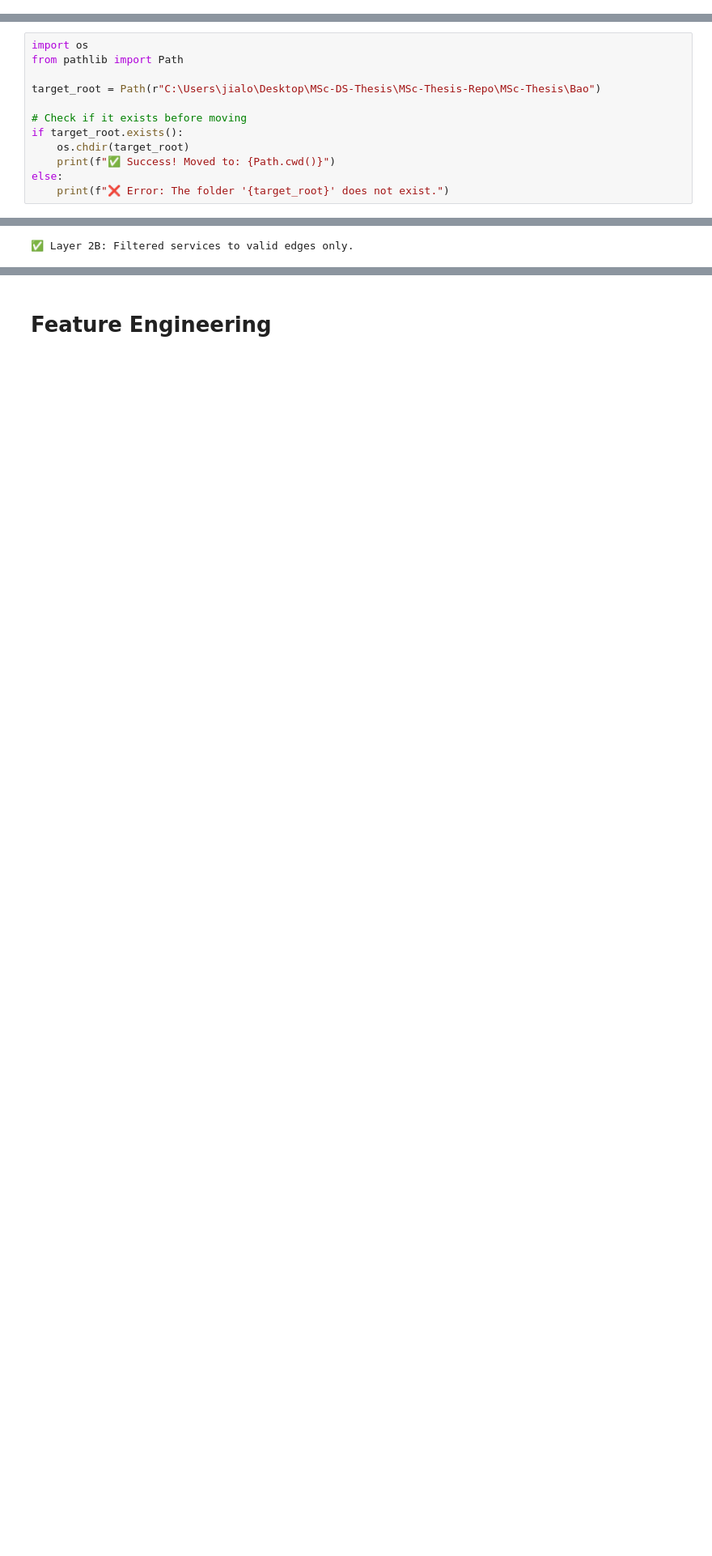
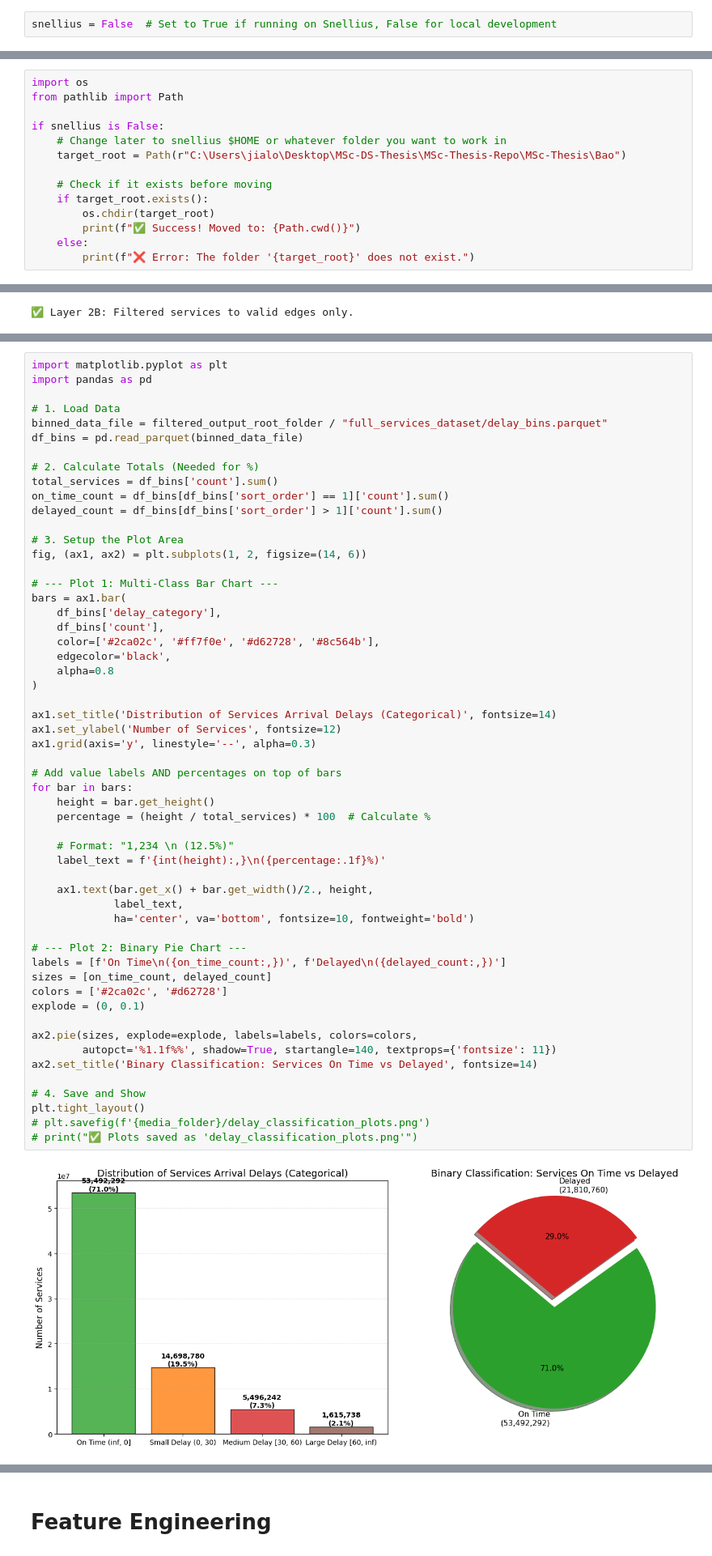
Before and after one commit to jbaonl/MSc-Thesis, a Jupyter notebook: MSc-Thesis/Bao/all_code/2_eda_and_time_series_data_creation/22_main_dataset_creation.ipynb, the cells around one changed output, grey strips where cells are left out. Shown at 81% size. Drawn from its saved outputs; the diff is of its cells as text; blank space fills up the shorter version.

Commit message:
updated code, main data pipeline

```diff
--- a/MSc-Thesis/Bao/all_code/2_eda_and_time_series_data_creation/22_main_dataset_creation.ipynb
+++ b/MSc-Thesis/Bao/all_code/2_eda_and_time_series_data_creation/22_main_dataset_creation.ipynb
@@ -5,4 +7,6 @@ If you are unfamiliar with duckdb please refer to the documentation: https://duc
 # %% [markdown]
 # Data Loading
+# %%
+snellius = False  # Set to True if running on Snellius, False for local development
 # %% [markdown]
 ## Set root folder path
@@ -10,13 +21,15 @@ If you are unfamiliar with duckdb please refer to the documentation: https://duc
 import os
 from pathlib import Path
 
-target_root = Path(r"C:\Users\jialo\Desktop\MSc-DS-Thesis\MSc-Thesis-Repo\MSc-Thesis\Bao")
+if snellius is False:
+    # Change later to snellius $HOME or whatever folder you want to work in
+    target_root = Path(r"C:\Users\jialo\Desktop\MSc-DS-Thesis\MSc-Thesis-Repo\MSc-Thesis\Bao")
 
-# Check if it exists before moving
-if target_root.exists():
-    os.chdir(target_root)
-    print(f"✅ Success! Moved to: {Path.cwd()}")
-else:
-    print(f"❌ Error: The folder '{target_root}' does not exist.")
+    # Check if it exists before moving
+    if target_root.exists():
+        os.chdir(target_root)
+        print(f"✅ Success! Moved to: {Path.cwd()}")
+    else:
+        print(f"❌ Error: The folder '{target_root}' does not exist.")
 # %% [output]
 ✅ Success! Moved to: C:\Users\jialo\Desktop\MSc-DS-Thesis\MSc-Thesis-Repo\MSc-Thesis\Bao
@@ -714,0 +835,57 @@ print("✅ 'services' view updated with 'is_delayed' flag (preserving NAs).")
+# %%
+import matplotlib.pyplot as plt
+import pandas as pd
+
+# 1. Load Data
+binned_data_file = filtered_output_root_folder / "full_services_dataset/delay_bins.parquet"
+df_bins = pd.read_parquet(binned_data_file)
+
+# 2. Calculate Totals (Needed for %)
+total_services = df_bins['count'].sum()
+on_time_count = df_bins[df_bins['sort_order'] == 1]['count'].sum()
+delayed_count = df_bins[df_bins['sort_order'] > 1]['count'].sum()
+
+# 3. Setup the Plot Area
+fig, (ax1, ax2) = plt.subplots(1, 2, figsize=(14, 6))
+
+# --- Plot 1: Multi-Class Bar Chart ---
+bars = ax1.bar(
+    df_bins['delay_category'],
+    df_bins['count'],
+    color=['#2ca02c', '#ff7f0e', '#d62728', '#8c564b'],
+    edgecolor='black',
+    alpha=0.8
+)
+
+ax1.set_title('Distribution of Services Arrival Delays (Categorical)', fontsize=14)
+ax1.set_ylabel('Number of Services', fontsize=12)
+ax1.grid(axis='y', linestyle='--', alpha=0.3)
+
+# Add value labels AND percentages on top of bars
+for bar in bars:
+    height = bar.get_height()
+    percentage = (height / total_services) * 100  # Calculate %
+
+    # Format: "1,234 \n (12.5%)"
+    label_text = f'{int(height):,}\n({percentage:.1f}%)'
+
+    ax1.text(bar.get_x() + bar.get_width()/2., height,
+             label_text,
+             ha='center', va='bottom', fontsize=10, fontweight='bold')
+
+# --- Plot 2: Binary Pie Chart ---
+labels = [f'On Time\n({on_time_count:,})', f'Delayed\n({delayed_count:,})']
+sizes = [on_time_count, delayed_count]
+colors = ['#2ca02c', '#d62728']
+explode = (0, 0.1)
+
+ax2.pie(sizes, explode=explode, labels=labels, colors=colors,
+        autopct='%1.1f%%', shadow=True, startangle=140, textprops={'fontsize': 11})
+ax2.set_title('Binary Classification: Services On Time vs Delayed', fontsize=14)
+
+# 4. Save and Show
+plt.tight_layout()
+# plt.savefig(f'{media_folder}/delay_classification_plots.png')
+# print("✅ Plots saved as 'delay_classification_plots.png'")
+# %% [output]
+[figure, added]
```
Also changed, not shown: parts of 125 cells of this notebook, 15 other files.
